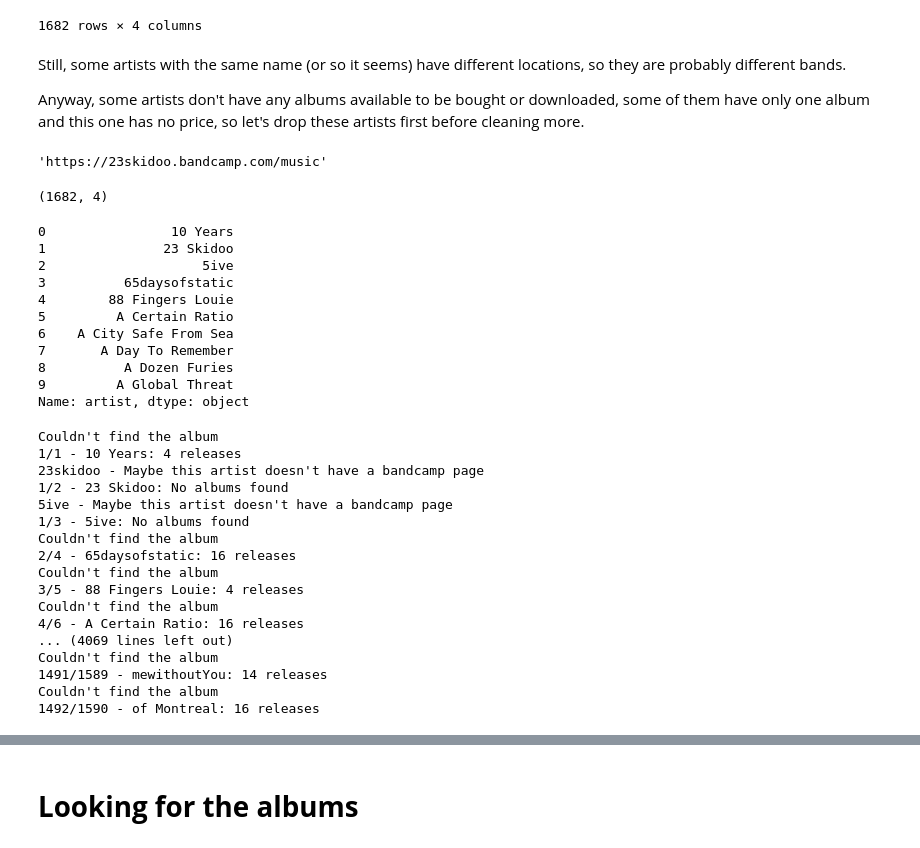
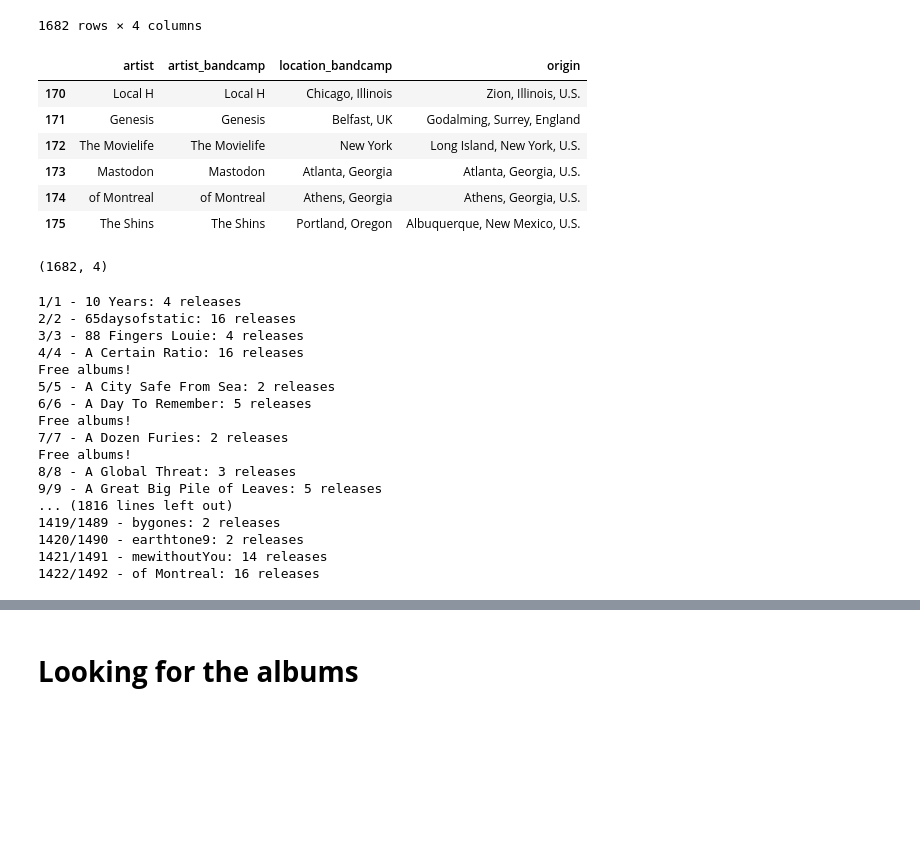
Before and after one commit to arnauog/what_the_rock, a Jupyter notebook: 8 Bandcamp.ipynb, the cells around one changed output, grey strips where cells are left out. Drawn from its saved outputs; the diff is of its cells as text; code cells hidden in the pictures; blank space fills up the shorter version.

```diff
--- a/8 Bandcamp.ipynb
+++ b/8 Bandcamp.ipynb
@@ -213,37 +217,21 @@ df_artists_bandcamp
 | 1680 | mewithoutYou | mewithoutYou | Philadelphia, Pennsylvania | Philadelphia, Pennsylvania, U.S. |
 | 1681 | of Montreal | of Montreal | Athens, Georgia | Athens, Georgia, U.S. |
 1682 rows × 4 columns
-# %% [markdown]
-Still, some artists with the same name (or so it seems) have different locations, so they are probably different bands.
-
-Anyway, some artists don't have any albums available to be bought or downloaded, some of them have only one album and this one has no price, so let's drop these artists first before cleaning more.
-# %%
-artist = '23 Skidoo'
-artist_clean = artist.lower().replace(' ', '')
-
-url = f'https://{artist_clean}.bandcamp.com/music'
-url
-# %% [output]
-'https://23skidoo.bandcamp.com/music'
+# %%
+df_artists_bandcamp.loc[170:175]
+# %% [output]
+|  | artist | artist_bandcamp | location_bandcamp | origin |
+| 170 | Local H | Local H | Chicago, Illinois | Zion, Illinois, U.S. |
+| 171 | Genesis | Genesis | Belfast, UK | Godalming, Surrey, England |
+| 172 | The Movielife | The Movielife | New York | Long Island, New York, U.S. |
+| 173 | Mastodon | Mastodon | Atlanta, Georgia | Atlanta, Georgia, U.S. |
+| 174 | of Montreal | of Montreal | Athens, Georgia | Athens, Georgia, U.S. |
+| 175 | The Shins | The Shins | Portland, Oregon | Albuquerque, New Mexico, U.S. |
 # %%
 df_artists_bandcamp = pd.read_csv('streamlit/Datasets/df_artists_bandcamp.csv')
 df_artists_bandcamp.shape
 # %% [output]
 (1682, 4)
-# %%
-df_artists_bandcamp['artist'].iloc[0:10]
-# %% [output]
-0                10 Years
-1               23 Skidoo
-2                    5ive
-3          65daysofstatic
-4        88 Fingers Louie
-5         A Certain Ratio
-6    A City Safe From Sea
-7       A Day To Remember
-8          A Dozen Furies
-9         A Global Threat
-Name: artist, dtype: object
 # %%
 # list where I will append the artist who don't have any album without a possibility to buy or download for free
 wrong_artists = []
@@ -251,6 +239,7 @@ count=0
 scrapped=0
 
 for artist in df_artists_bandcamp['artist']:
+    tracks=0
     artist_clean = artist.lower().replace(' ', '')
     prices_list = []
     time.sleep(1)
@@ -278,6 +267,8 @@ for artist in df_artists_bandcamp['artist']:
                         .replace('& ', '')
                         .replace('feat.', 'feat')
                         .replace(',', '')
+                        .replace('.', '')
+                        .replace('?', '')
                         .replace('Pt.', 'pt')
                         .replace(' - ', '-')
                         .replace(' ', '-')
@@ -301,7 +292,7 @@ for artist in df_artists_bandcamp['artist']:
                     tracks = len(songs_table)/2
                     print(len(tracks))
                 except:
-                    print("Couldn't find the album")
+                    pass
 
         else:
             songs_table = soup.select('table', class_='track_list track_table')[1]('span')
@@ -330,23 +321,23 @@ for artist in df_artists_bandcamp['artist']:
         scrapped+=1
         print(f"{scrapped}/{count} - {artist}: {len(releases)} releases")
 # %% [output]
-Couldn't find the album
 1/1 - 10 Years: 4 releases
-23skidoo - Maybe this artist doesn't have a bandcamp page
-1/2 - 23 Skidoo: No albums found
-5ive - Maybe this artist doesn't have a bandcamp page
-1/3 - 5ive: No albums found
-Couldn't find the album
-2/4 - 65daysofstatic: 16 releases
-Couldn't find the album
-3/5 - 88 Fingers Louie: 4 releases
-Couldn't find the album
-4/6 - A Certain Ratio: 16 releases
-... (4069 lines left out)
-Couldn't find the album
-1491/1589 - mewithoutYou: 14 releases
-Couldn't find the album
-1492/1590 - of Montreal: 16 releases
+2/2 - 65daysofstatic: 16 releases
+3/3 - 88 Fingers Louie: 4 releases
+4/4 - A Certain Ratio: 16 releases
+Free albums!
+5/5 - A City Safe From Sea: 2 releases
+6/6 - A Day To Remember: 5 releases
+Free albums!
+7/7 - A Dozen Furies: 2 releases
+Free albums!
+8/8 - A Global Threat: 3 releases
+9/9 - A Great Big Pile of Leaves: 5 releases
+... (1816 lines left out)
+1419/1489 - bygones: 2 releases
+1420/1490 - earthtone9: 2 releases
+1421/1491 - mewithoutYou: 14 releases
+1422/1492 - of Montreal: 16 releases
 # %%
 len(wrong_artists)
 # %% [output]
```
Also changed, not shown: parts of 10 cells of this notebook, 2 other files.
